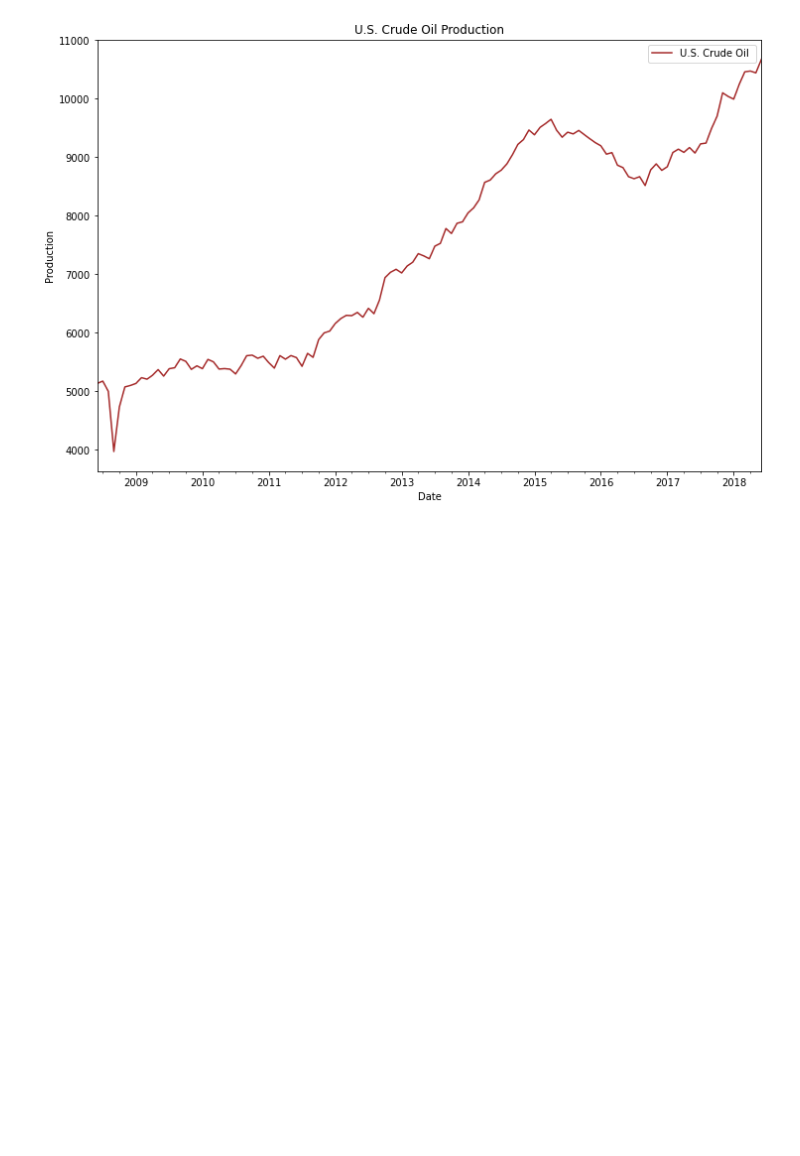
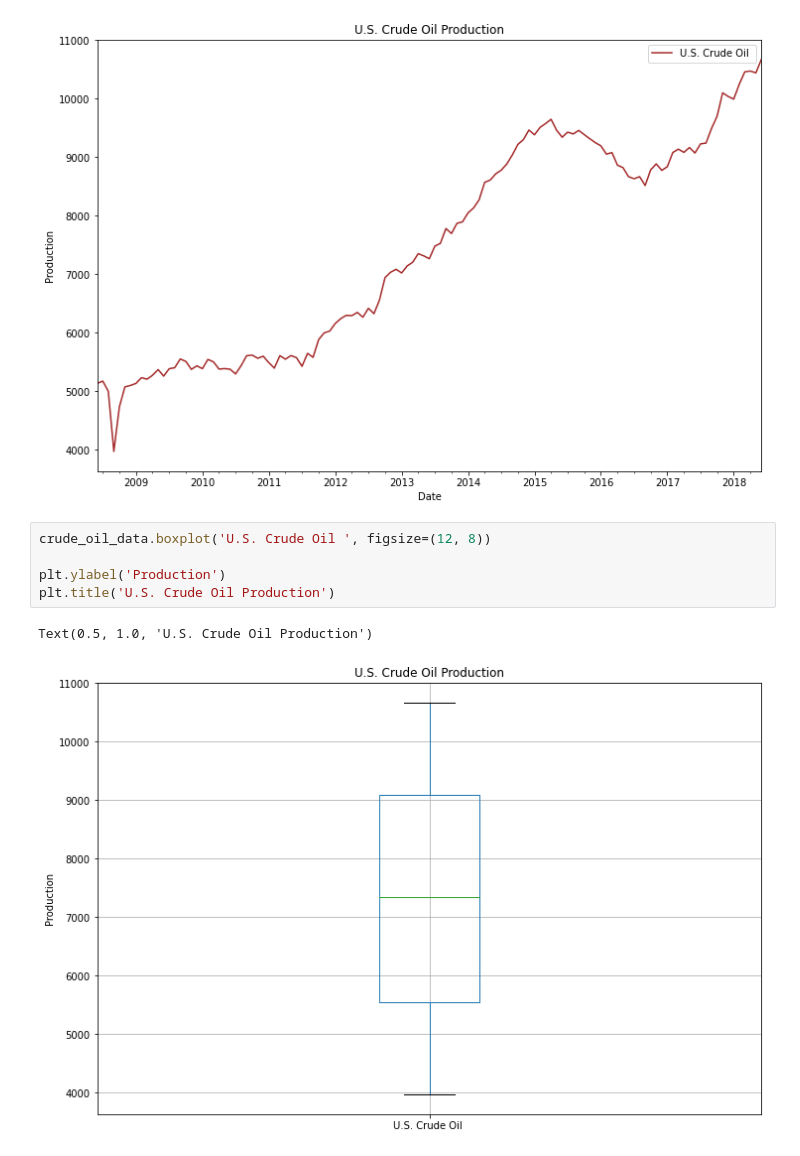
Before and after one commit to aaali-software/data-science-starter, a Jupyter notebook: notebooks/data-science-starter.ipynb, the cells around one changed output. Saved outputs shown, nothing was run; the diff lists cells and outputs as text; blank space fills up the shorter version.

```diff
--- a/notebooks/data-science-starter.ipynb
+++ b/notebooks/data-science-starter.ipynb
@@ -187,3 +187,11 @@ plt.title('U.S. Crude Oil Production')
 # %% [output]
 Text(0.5, 1.0, 'U.S. Crude Oil Production')
 [figure]
+# %%
+crude_oil_data.boxplot('U.S. Crude Oil ', figsize=(12, 8))
+
+plt.ylabel('Production')
+plt.title('U.S. Crude Oil Production')
+# %% [output]
+Text(0.5, 1.0, 'U.S. Crude Oil Production')
+[figure, added]
```
Also changed, not shown: parts of 2 cells of this notebook.
